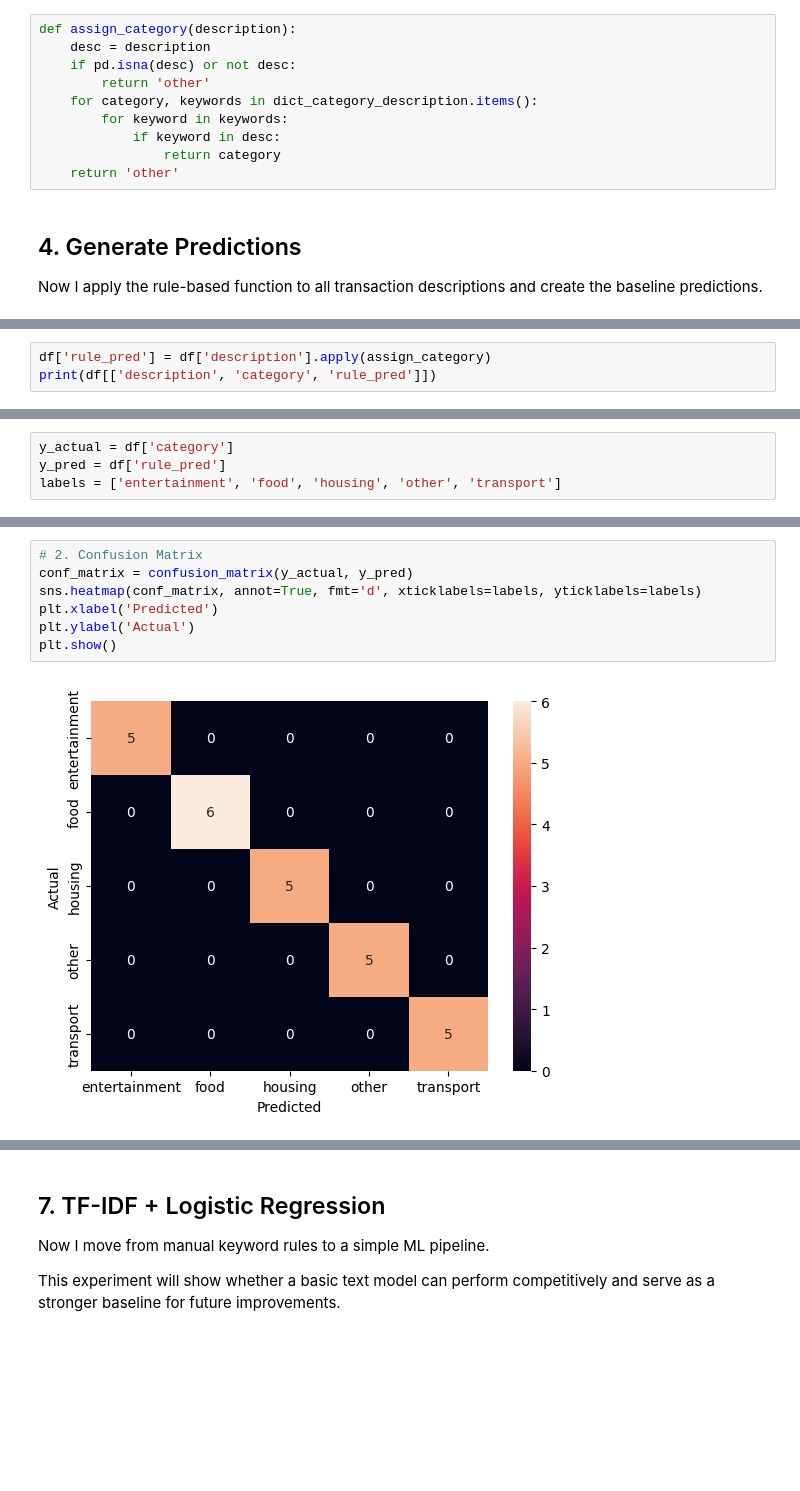
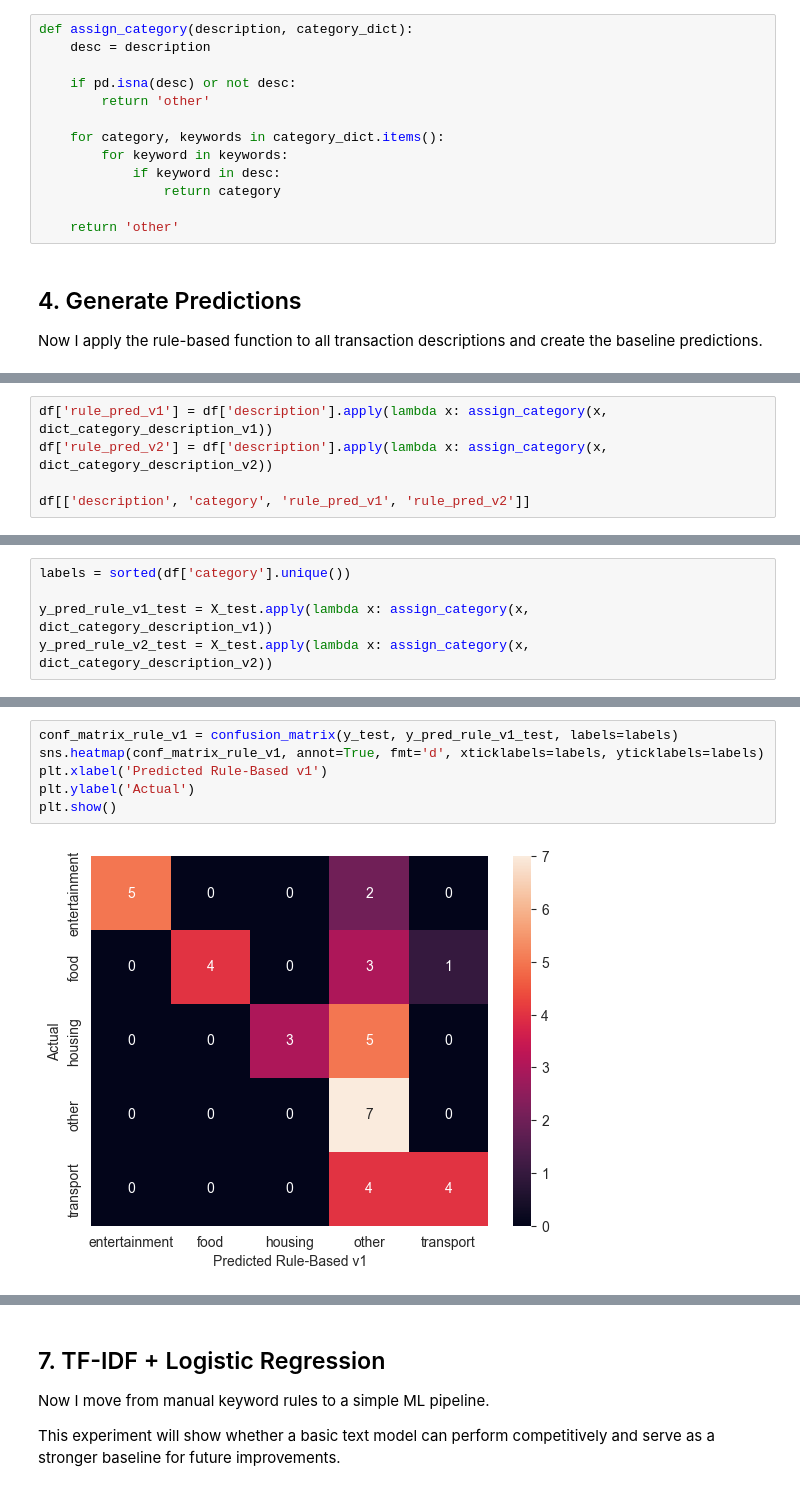
Before and after one commit to Astronom2617/moneylytics-telegram-bot, a Jupyter notebook: moneylytics_baseline_experiment.ipynb, the cells around one changed output, grey strips where cells are left out. Cells and saved outputs as stored; diff of their text form; blank space fills up the shorter version.

Commit message:
Expand baseline experiment with rule-based v1/v2 and TF-IDF + Logistic Regression comparison

```diff
--- a/moneylytics_baseline_experiment.ipynb
+++ b/moneylytics_baseline_experiment.ipynb
@@ -130,14 +169,17 @@ dict_category_description = {'transport': {'uber', 'bolt', 'metro', 'bus', 'trai
 
 The function takes one transaction description and returns a predicted category based on keyword matching.
 # %%
-def assign_category(description):
+def assign_category(description, category_dict):
     desc = description
+
     if pd.isna(desc) or not desc:
         return 'other'
-    for category, keywords in dict_category_description.items():
+
+    for category, keywords in category_dict.items():
         for keyword in keywords:
             if keyword in desc:
                 return category
+
     return 'other'
 # %% [markdown]
 ## 4. Generate Predictions
@@ -146,4 +195,6 @@ Now I apply the rule-based function to all transaction descriptions and create t
 # %%
-df['rule_pred'] = df['description'].apply(assign_category)
-print(df[['description', 'category', 'rule_pred']])
+df['rule_pred_v1'] = df['description'].apply(lambda x: assign_category(x, dict_category_description_v1))
+df['rule_pred_v2'] = df['description'].apply(lambda x: assign_category(x, dict_category_description_v2))
+
+df[['description', 'category', 'rule_pred_v1', 'rule_pred_v2']]
 # %% [output]
@@ -176,7 +224,8 @@ Metrics used:
 - confusion matrix
 - classification report
 # %%
-y_actual = df['category']
-y_pred = df['rule_pred']
-labels = ['entertainment', 'food', 'housing', 'other', 'transport']
+labels = sorted(df['category'].unique())
+
+y_pred_rule_v1_test = X_test.apply(lambda x: assign_category(x, dict_category_description_v1))
+y_pred_rule_v2_test = X_test.apply(lambda x: assign_category(x, dict_category_description_v2))
 # %% [markdown]
@@ -192,10 +240,9 @@ Accuracy: 1.00
 # %%
-# 2. Confusion Matrix
-conf_matrix = confusion_matrix(y_actual, y_pred)
-sns.heatmap(conf_matrix, annot=True, fmt='d', xticklabels=labels, yticklabels=labels)
-plt.xlabel('Predicted')
+conf_matrix_rule_v1 = confusion_matrix(y_test, y_pred_rule_v1_test, labels=labels)
+sns.heatmap(conf_matrix_rule_v1, annot=True, fmt='d', xticklabels=labels, yticklabels=labels)
+plt.xlabel('Predicted Rule-Based v1')
 plt.ylabel('Actual')
 plt.show()
 # %% [output]
-[figure, old version]
+[figure, new version]
 # %% [markdown]
```
Also changed, not shown: parts of 40 cells of this notebook, 1 other file.
